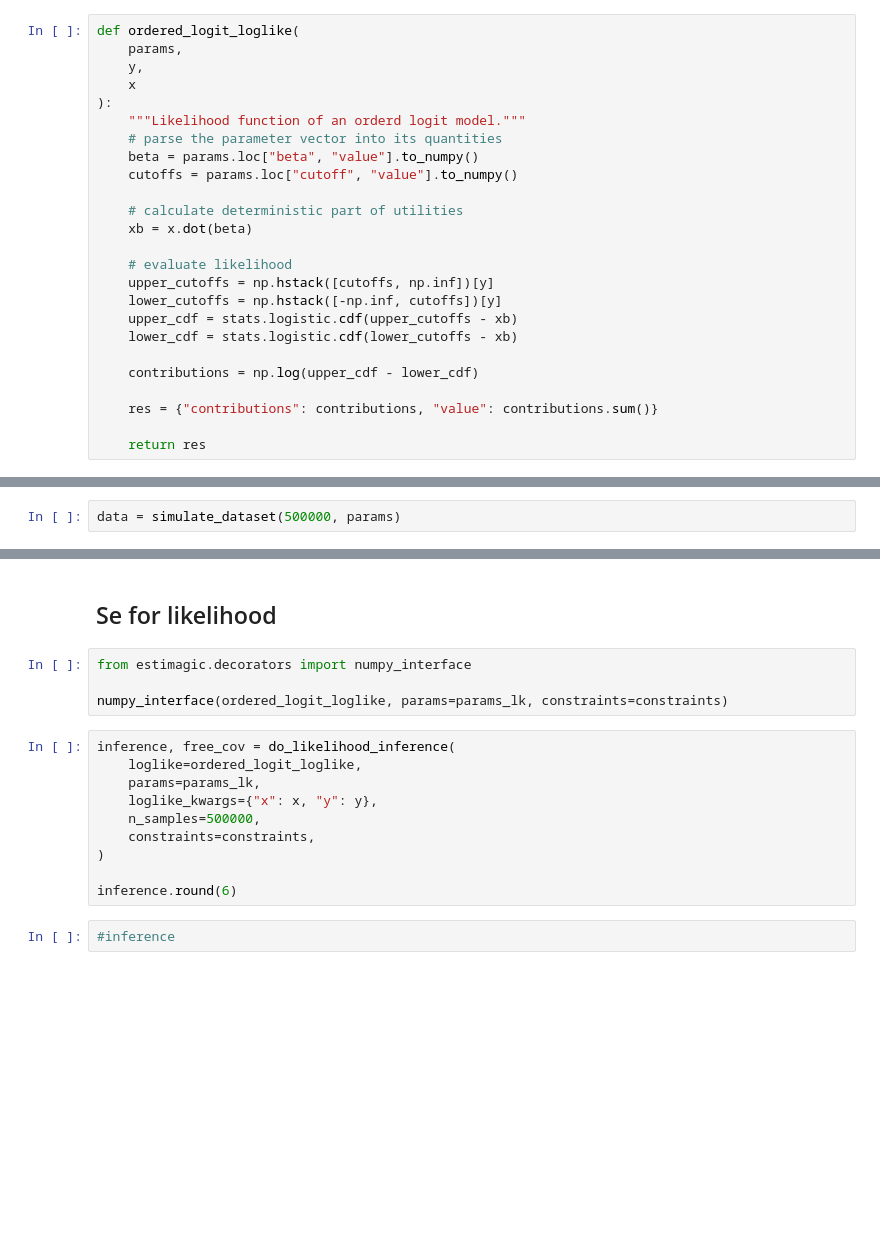
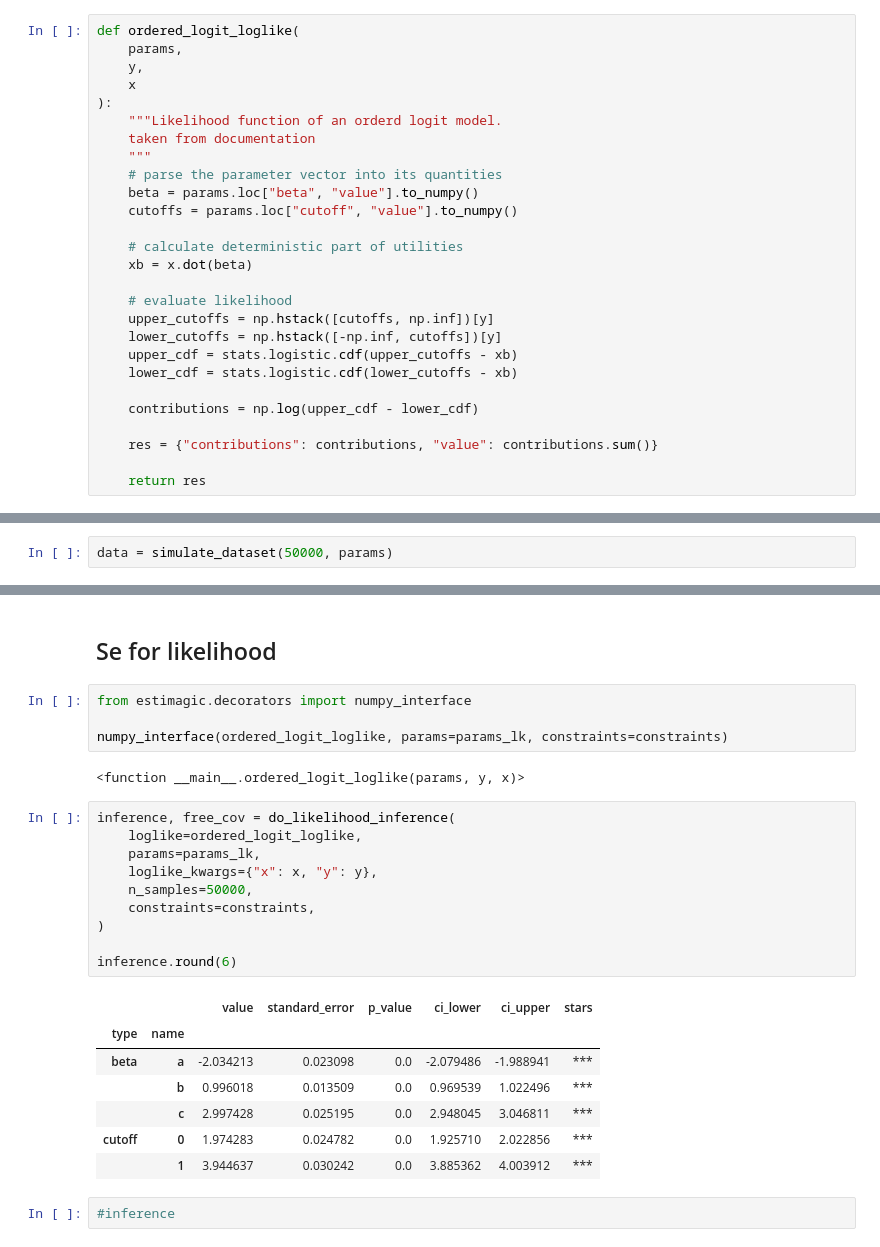
Before and after one commit to mo2561057/msm_se, a Jupyter notebook: prototype_msm.ipynb, the cells around one changed output, grey strips where cells are left out. Saved outputs shown, nothing was run; the diff lists cells and outputs as text; blank space fills up the shorter version.

```diff
--- a/prototype_msm.ipynb
+++ b/prototype_msm.ipynb
@@ -234,7 +283,9 @@ def ordered_logit_loglike(
     y,
     x
 ):
-    """Likelihood function of an orderd logit model."""
+    """Likelihood function of an orderd logit model.
+    taken from documentation
+    """
     # parse the parameter vector into its quantities
     beta = params.loc["beta", "value"].to_numpy()
     cutoffs = params.loc["cutoff", "value"].to_numpy()
@@ -278,4 +329,4 @@ params
 | cutoff | 0 | 2 | -inf | inf |
 |  | 1 | 4 | -inf | inf |
 # %%
-data = simulate_dataset(500000, params)
+data = simulate_dataset(50000, params)
@@ -465,15 +527,25 @@ params_msm
 from estimagic.decorators import numpy_interface
 
 numpy_interface(ordered_logit_loglike, params=params_lk, constraints=constraints)
+# %% [output]
+<function __main__.ordered_logit_loglike(params, y, x)>
 # %%
 inference, free_cov = do_likelihood_inference(
     loglike=ordered_logit_loglike,
     params=params_lk,
     loglike_kwargs={"x": x, "y": y},
-    n_samples=500000,
+    n_samples=50000,
     constraints=constraints,
 )
 
 inference.round(6)
+# %% [output]
+|  |  | value | standard_error | p_value | ci_lower | ci_upper | stars |
+| type | name |  |  |  |  |  |  |
+| beta | a | -2.034213 | 0.023098 | 0.0 | -2.079486 | -1.988941 | *** |
+|  | b | 0.996018 | 0.013509 | 0.0 | 0.969539 | 1.022496 | *** |
+|  | c | 2.997428 | 0.025195 | 0.0 | 2.948045 | 3.046811 | *** |
+| cutoff | 0 | 1.974283 | 0.024782 | 0.0 | 1.925710 | 2.022856 | *** |
+|  | 1 | 3.944637 | 0.030242 | 0.0 | 3.885362 | 4.003912 | *** |
 # %%
 #inference
```
Also changed, not shown: parts of 27 cells of this notebook.
